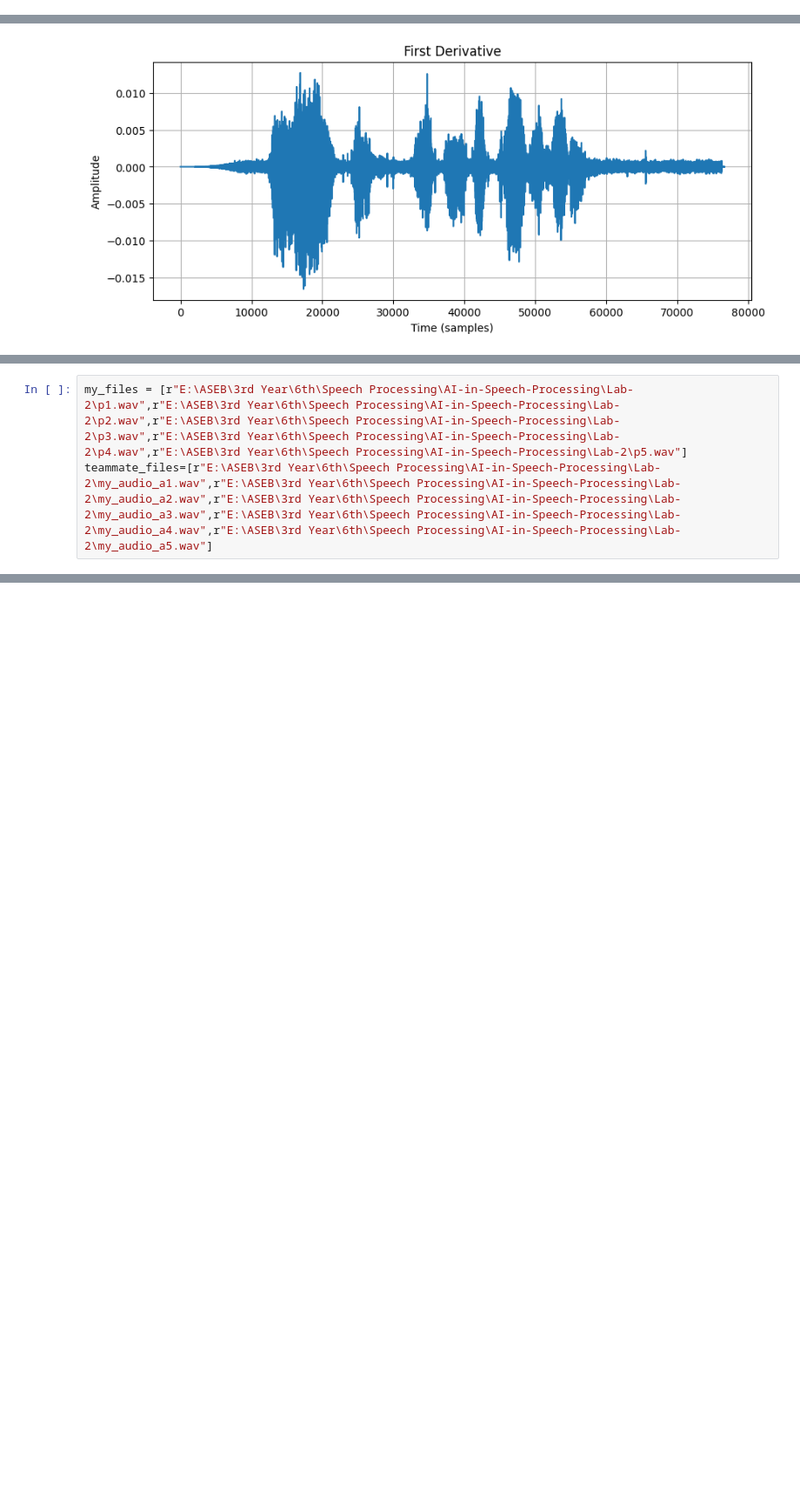
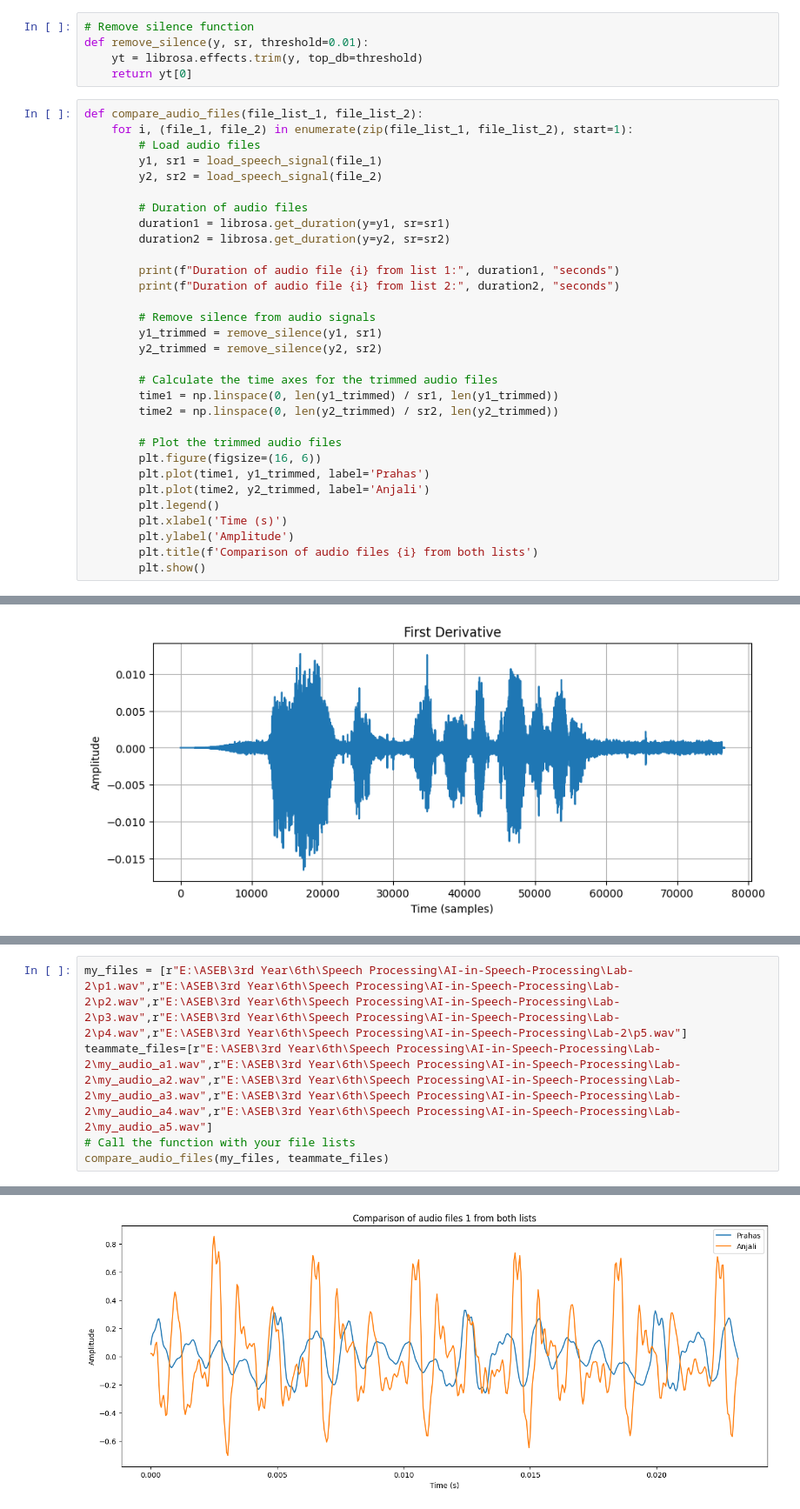
Before and after one commit to Prahas10/AI-in-Speech-Processing, a Jupyter notebook: Lab-2/Lab-2.ipynb, the cells around one changed output, grey strips where cells are left out. Shown at 87% size. Cells and saved outputs as stored; diff of their text form; blank space fills up the shorter version.

```diff
--- a/Lab-2/Lab-2.ipynb
+++ b/Lab-2/Lab-2.ipynb
@@ -62,0 +66,36 @@ def analyze_speech_regions(signal, threshold=0.1):
+# %%
+# Remove silence function
+def remove_silence(y, sr, threshold=0.01):
+    yt = librosa.effects.trim(y, top_db=threshold)
+    return yt[0]
+# %%
+def compare_audio_files(file_list_1, file_list_2):
+    for i, (file_1, file_2) in enumerate(zip(file_list_1, file_list_2), start=1):
+        # Load audio files
+        y1, sr1 = load_speech_signal(file_1)
+        y2, sr2 = load_speech_signal(file_2)
+
+        # Duration of audio files
+        duration1 = librosa.get_duration(y=y1, sr=sr1)
+        duration2 = librosa.get_duration(y=y2, sr=sr2)
+
+        print(f"Duration of audio file {i} from list 1:", duration1, "seconds")
+        print(f"Duration of audio file {i} from list 2:", duration2, "seconds")
+
+        # Remove silence from audio signals
+        y1_trimmed = remove_silence(y1, sr1)
+        y2_trimmed = remove_silence(y2, sr2)
+
+        # Calculate the time axes for the trimmed audio files
+        time1 = np.linspace(0, len(y1_trimmed) / sr1, len(y1_trimmed))
+        time2 = np.linspace(0, len(y2_trimmed) / sr2, len(y2_trimmed))
+
+        # Plot the trimmed audio files
+        plt.figure(figsize=(16, 6))
+        plt.plot(time1, y1_trimmed, label='Prahas')
+        plt.plot(time2, y2_trimmed, label='Anjali')
+        plt.legend()
+        plt.xlabel('Time (s)')
+        plt.ylabel('Amplitude')
+        plt.title(f'Comparison of audio files {i} from both lists')
+        plt.show()
@@ -86,3 +144,6 @@ Average silence length between zero crossings: 1.68
 # %%
 my_files = [r"E:\ASEB\3rd Year\6th\Speech Processing\AI-in-Speech-Processing\Lab-2\p1.wav",r"E:\ASEB\3rd Year\6th\Speech Processing\AI-in-Speech-Processing\Lab-2\p2.wav",r"E:\ASEB\3rd Year\6th\Speech Processing\AI-in-Speech-Processing\Lab-2\p3.wav",r"E:\ASEB\3rd Year\6th\Speech Processing\AI-in-Speech-Processing\Lab-2\p4.wav",r"E:\ASEB\3rd Year\6th\Speech Processing\AI-in-Speech-Processing\Lab-2\p5.wav"]
 teammate_files=[r"E:\ASEB\3rd Year\6th\Speech Processing\AI-in-Speech-Processing\Lab-2\my_audio_a1.wav",r"E:\ASEB\3rd Year\6th\Speech Processing\AI-in-Speech-Processing\Lab-2\my_audio_a2.wav",r"E:\ASEB\3rd Year\6th\Speech Processing\AI-in-Speech-Processing\Lab-2\my_audio_a3.wav",r"E:\ASEB\3rd Year\6th\Speech Processing\AI-in-Speech-Processing\Lab-2\my_audio_a4.wav",r"E:\ASEB\3rd Year\6th\Speech Processing\AI-in-Speech-Processing\Lab-2\my_audio_a5.wav"]
+# Call the function with your file lists
+compare_audio_files(my_files, teammate_files)
+# %% [output]
@@ -88,0 +152 @@ teammate_files=[r"E:\ASEB\3rd Year\6th\Speech Processing\AI-in-Speech-Processing
+[figure, added]
```
Also changed, not shown: parts of 7 cells of this notebook, 7 other files.
